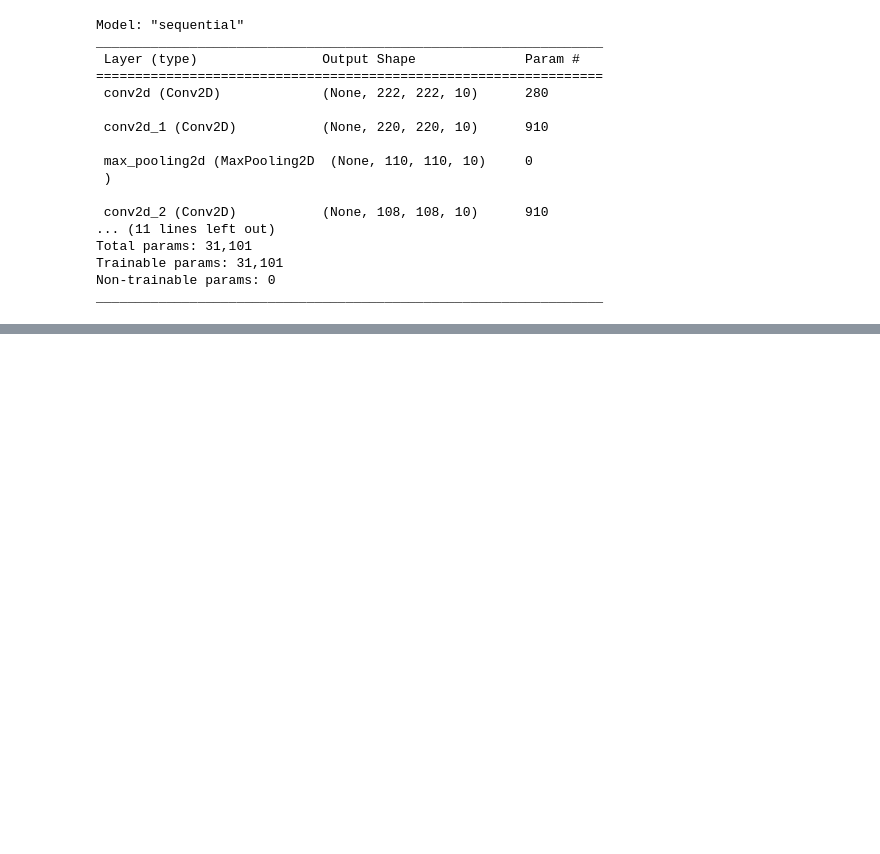
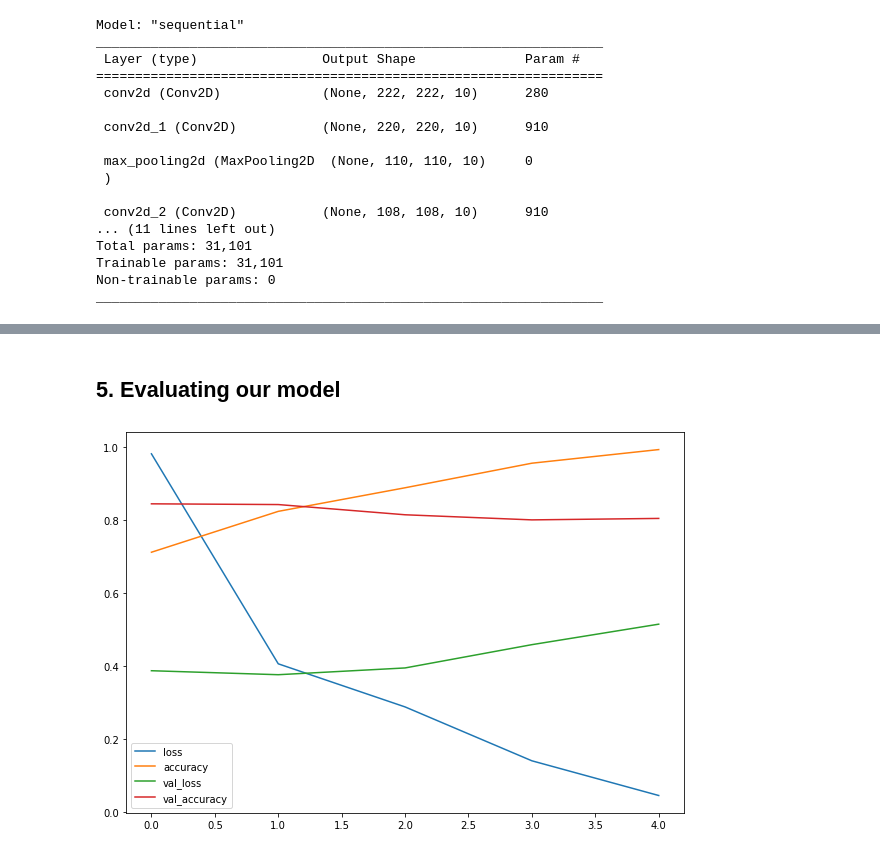
Before and after one commit to Muhammad-Zohair-Baig/Computer-Vision-Using-TensorFlow, a Jupyter notebook: 03_introduction_to_computer_vision_using_tensorflow.ipynb, the cells around one changed output, grey strips where cells are left out. Cells and saved outputs as stored; diff of their text form; code cells hidden in the pictures; blank space fills up the shorter version.

```diff
--- a/03_introduction_to_computer_vision_using_tensorflow.ipynb
+++ b/03_introduction_to_computer_vision_using_tensorflow.ipynb
@@ -261,0 +484,19 @@ _________________________________________________________________
+# %%
+# Create the model (this will be our base line)
+model_4 = Sequential([
+    Conv2D(filters =10,
+           kernel_size = 3,
+           strides = 1,
+           padding = "valid",
+           activation = "relu",
+           input_shape = (224,224,3)),
+           Conv2D(10,3,activation = "relu"),
+           Conv2D(10,3,activation = "relu"),
+           Flatten(),
+           Dense(1,activation = "sigmoid")
+])
+# %%
+# Compile the model
+model_4.compile(loss="binary_crossentropy",
+                optimizer = Adam(),
+                metrics = ["accuracy"])
@@ -261,0 +532,7 @@ _________________________________________________________________
+# %%
+# Fit the model
+history_4 = model_4.fit(train_data,
+                        epochs = 5,
+                        steps_per_epoch = len(train_data),
+                        validation_data = test_data,
+                        validation_steps = len(test_data))
@@ -261,0 +575,8 @@ _________________________________________________________________
+# %% [markdown]
+## 5. Evaluating our model
+# %%
+# Plot the training curve
+import pandas as pd
+pd.DataFrame(history_4.history).plot(figsize=(10,7));
+# %% [output]
+[figure, added]
```
Also changed, not shown: parts of 46 cells of this notebook.
